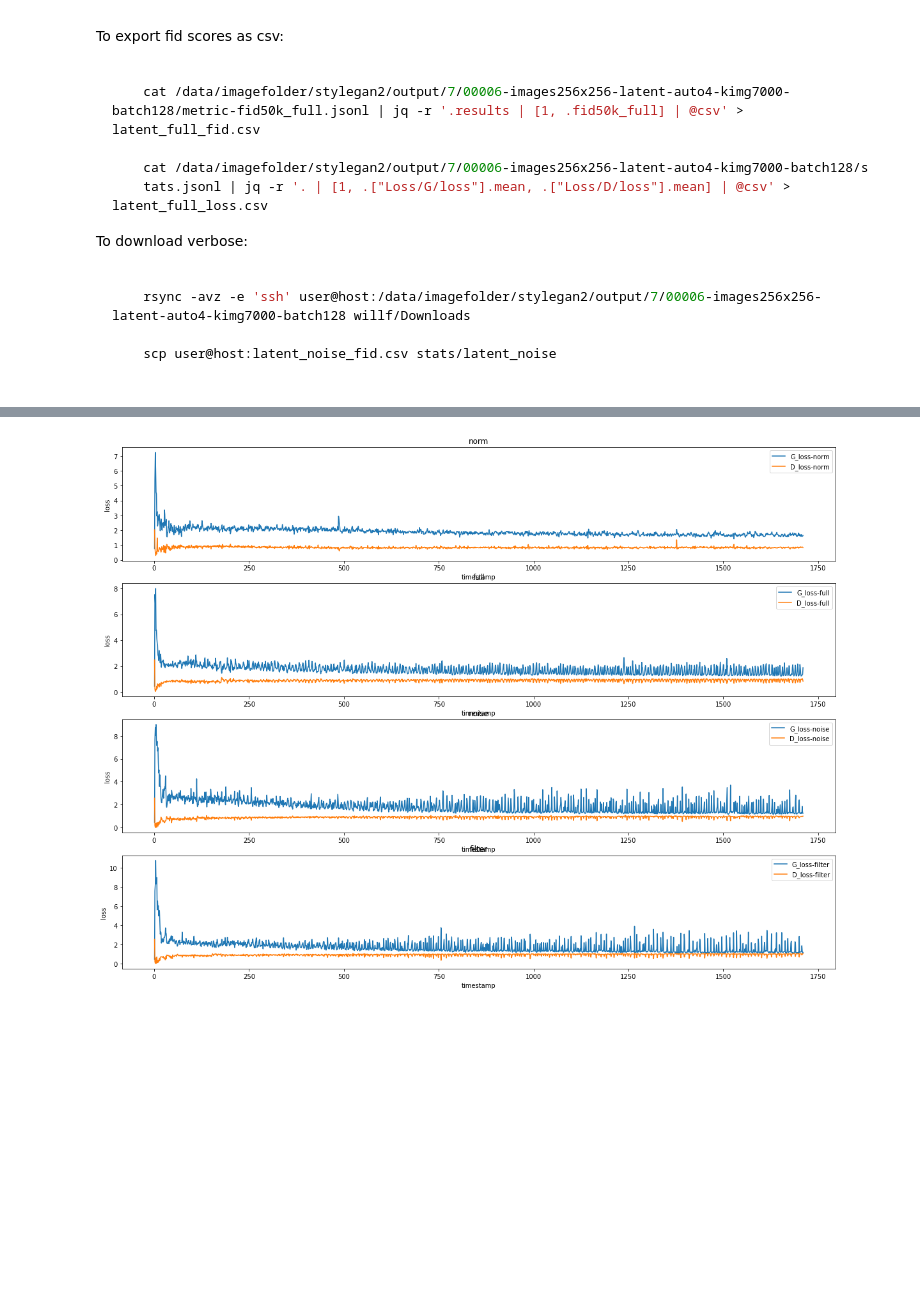
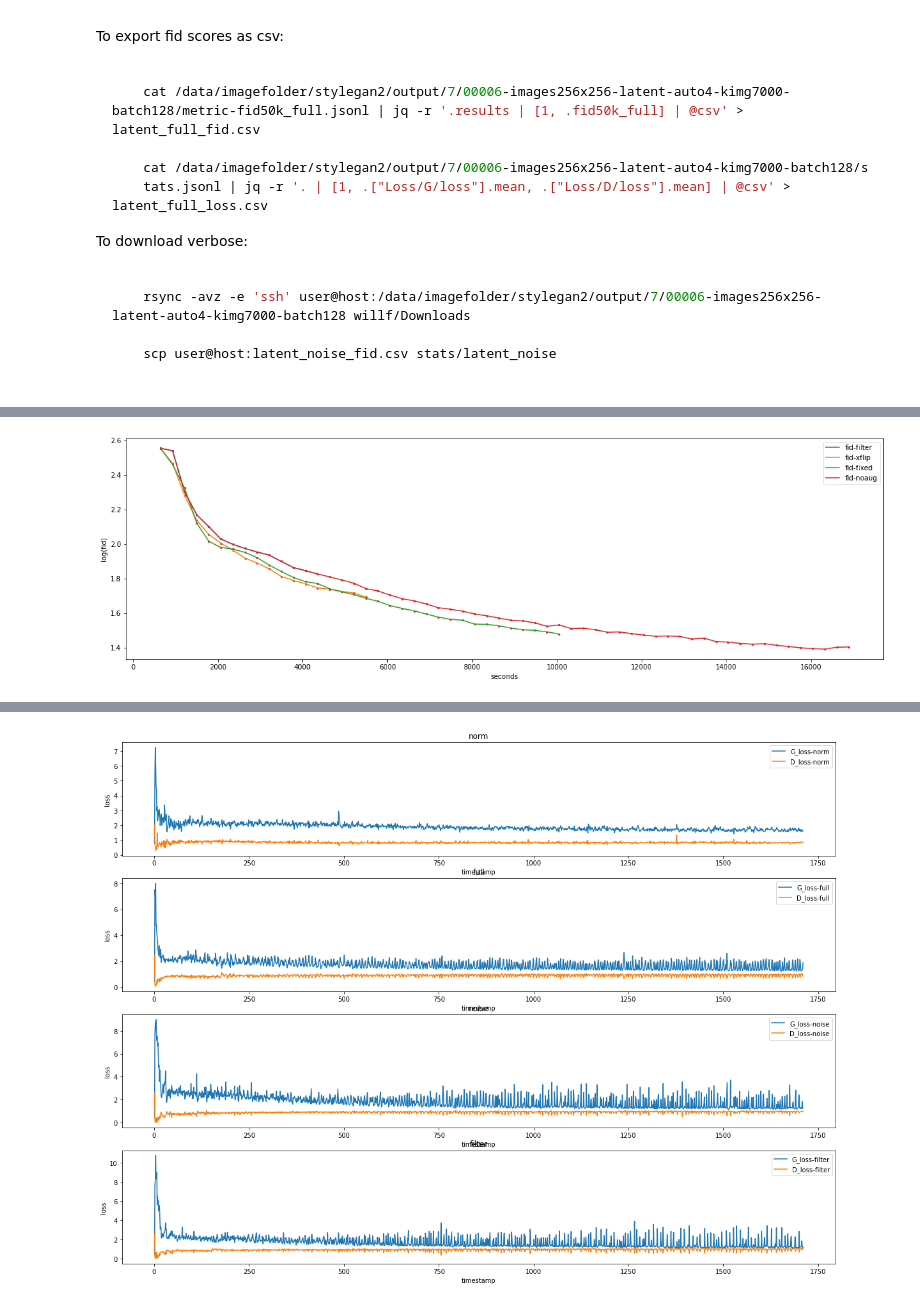
Before and after one commit to bill2bill/latent-stylegan2-ada-pytorch, a Jupyter notebook: example/eval.ipynb, the cells around one changed output, grey strips where cells are left out. Cells and saved outputs as stored; diff of their text form; code cells hidden in the pictures; blank space fills up the shorter version.

```diff
--- a/example/eval.ipynb
+++ b/example/eval.ipynb
@@ -97 +107,5 @@ plot([norm_filter_fid, filter_xflip_fid], ['norm-filter', 'latent-xflip-filter']
+# %%
+plot([filter_fid, filter_xflip_fid, filter_xflip_fixed_fid, filter_xflip_noaug_fid], ['filter', 'xflip', 'fixed', 'noaug'], ['fid'], markers = True, ylabel = 'fid', log = True)
+# %% [output]
+[figure, added]
 # %%
```
Also changed, not shown: parts of 8 cells of this notebook, 5 other files.
